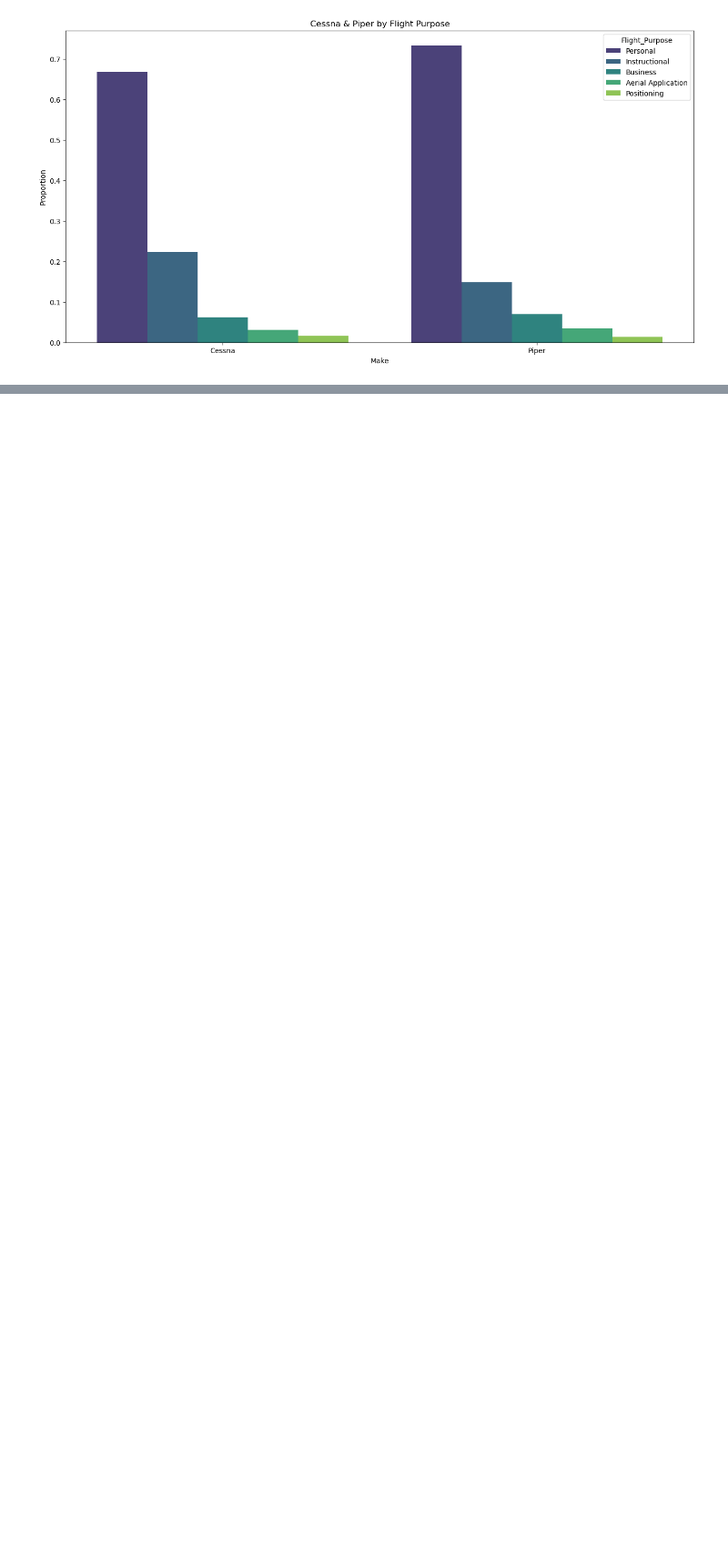
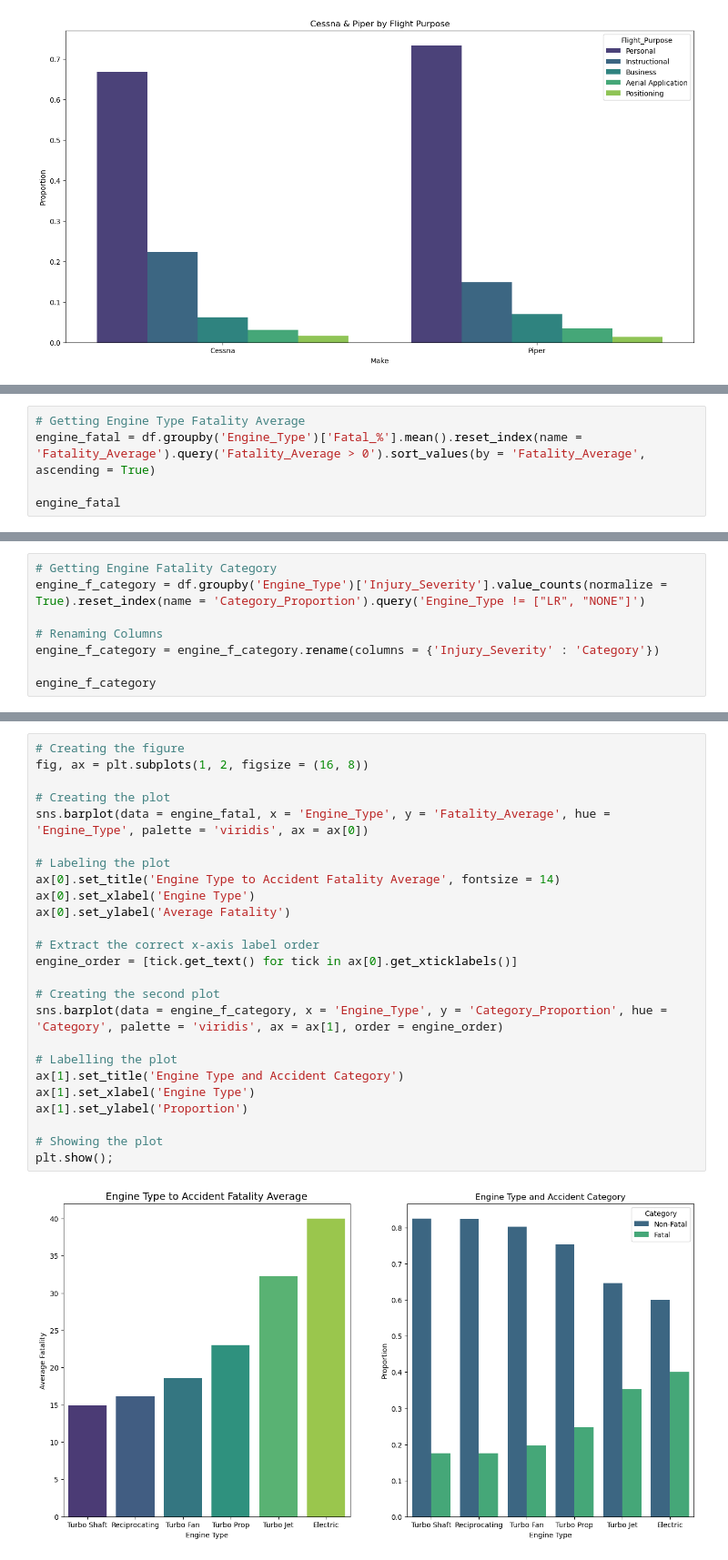
Before and after one commit to timkiruri/AeroRisk-Analysis, a Jupyter notebook: notebooks/03_data_visualisations.ipynb, the cells around one changed output, grey strips where cells are left out. Shown at 91% size. Drawn from its saved outputs; the diff is of its cells as text; blank space fills up the shorter version.

Commit message:
EDA & Visualisations

```diff
--- a/notebooks/03_data_visualisations.ipynb
+++ b/notebooks/03_data_visualisations.ipynb
@@ -209,0 +246,5 @@ plt.show();
+# %%
+# Getting Engine Type Fatality Average
+engine_fatal = df.groupby('Engine_Type')['Fatal_%'].mean().reset_index(name = 'Fatality_Average').query('Fatality_Average > 0').sort_values(by = 'Fatality_Average', ascending = True)
+
+engine_fatal
@@ -209,0 +259,8 @@ plt.show();
+# %%
+# Getting Engine Fatality Category
+engine_f_category = df.groupby('Engine_Type')['Injury_Severity'].value_counts(normalize = True).reset_index(name = 'Category_Proportion').query('Engine_Type != ["LR", "NONE"]')
+
+# Renaming Columns
+engine_f_category = engine_f_category.rename(columns = {'Injury_Severity' : 'Category'})
+
+engine_f_category
@@ -209,0 +281,27 @@ plt.show();
+# %%
+# Creating the figure
+fig, ax = plt.subplots(1, 2, figsize = (16, 8))
+
+# Creating the plot
+sns.barplot(data = engine_fatal, x = 'Engine_Type', y = 'Fatality_Average', hue = 'Engine_Type', palette = 'viridis', ax = ax[0])
+
+# Labeling the plot
+ax[0].set_title('Engine Type to Accident Fatality Average', fontsize = 14)
+ax[0].set_xlabel('Engine Type')
+ax[0].set_ylabel('Average Fatality')
+
+# Extract the correct x-axis label order
+engine_order = [tick.get_text() for tick in ax[0].get_xticklabels()]
+
+# Creating the second plot
+sns.barplot(data = engine_f_category, x = 'Engine_Type', y = 'Category_Proportion', hue = 'Category', palette = 'viridis', ax = ax[1], order = engine_order)
+
+# Labelling the plot
+ax[1].set_title('Engine Type and Accident Category')
+ax[1].set_xlabel('Engine Type')
+ax[1].set_ylabel('Proportion')
+
+# Showing the plot
+plt.show();
+# %% [output]
+[figure, added]
```
Also changed, not shown: parts of 29 cells of this notebook, 7 other files.
